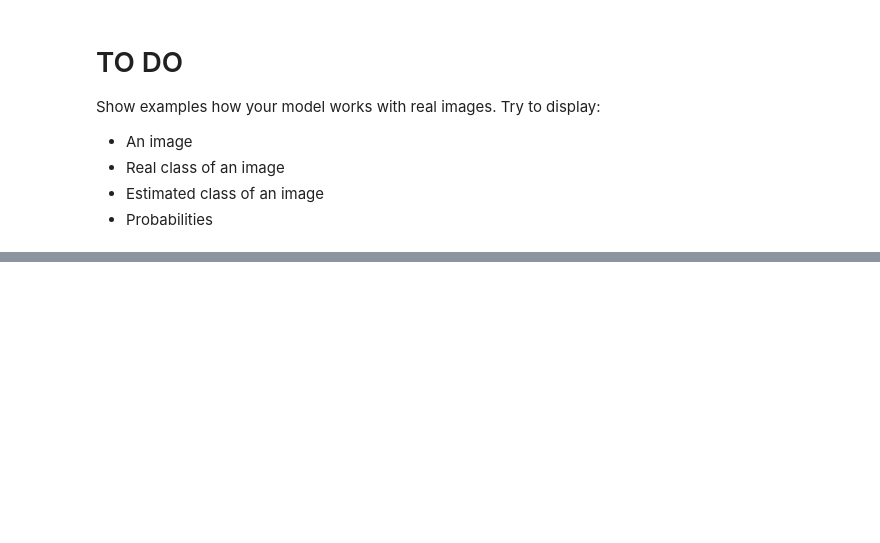
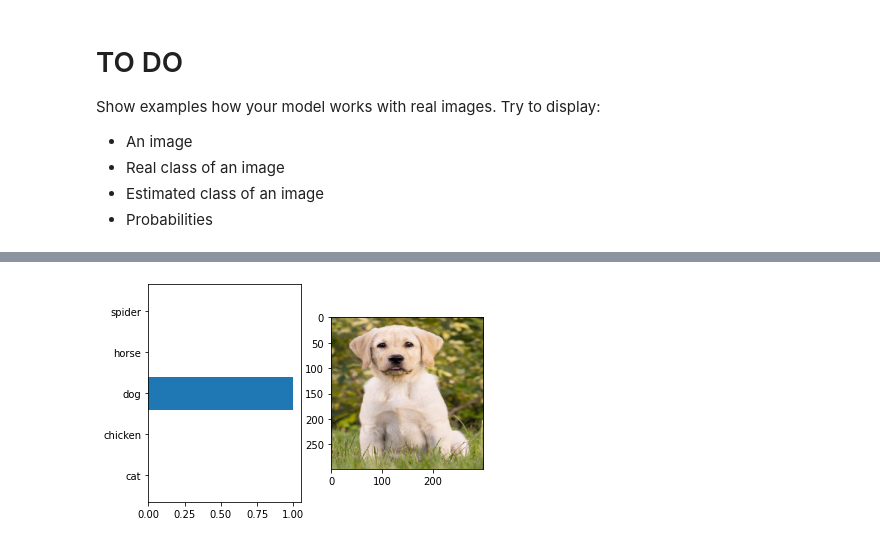
Before and after one commit to orgonek/PythonClasses, a Jupyter notebook: machine learning/Xception/Xception.ipynb, the cells around one changed output, grey strips where cells are left out. Cells and saved outputs as stored; diff of their text form; code cells hidden in the pictures; blank space fills up the shorter version.

```diff
--- a/machine learning/Xception/Xception.ipynb
+++ b/machine learning/Xception/Xception.ipynb
@@ -534,0 +442,4 @@ Clipping input data to the valid range for imshow with RGB data ([0..1] for floa
+# %%
+predict_and_plot(model, '/content/drive/MyDrive/RealSamples/dog.jpg')
+# %% [output]
+[figure, added]
```
Also changed, not shown: parts of 26 cells of this notebook.
